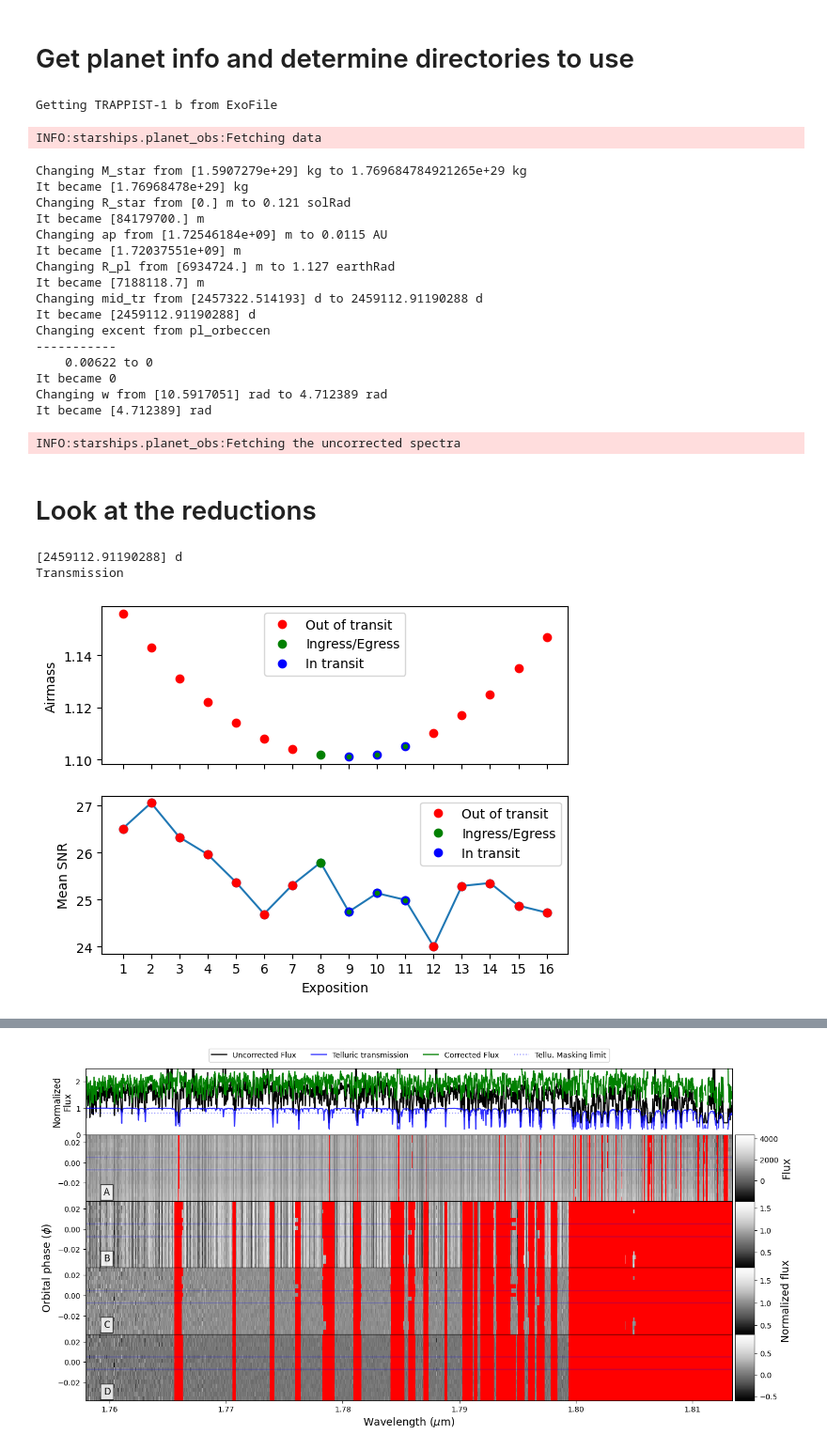
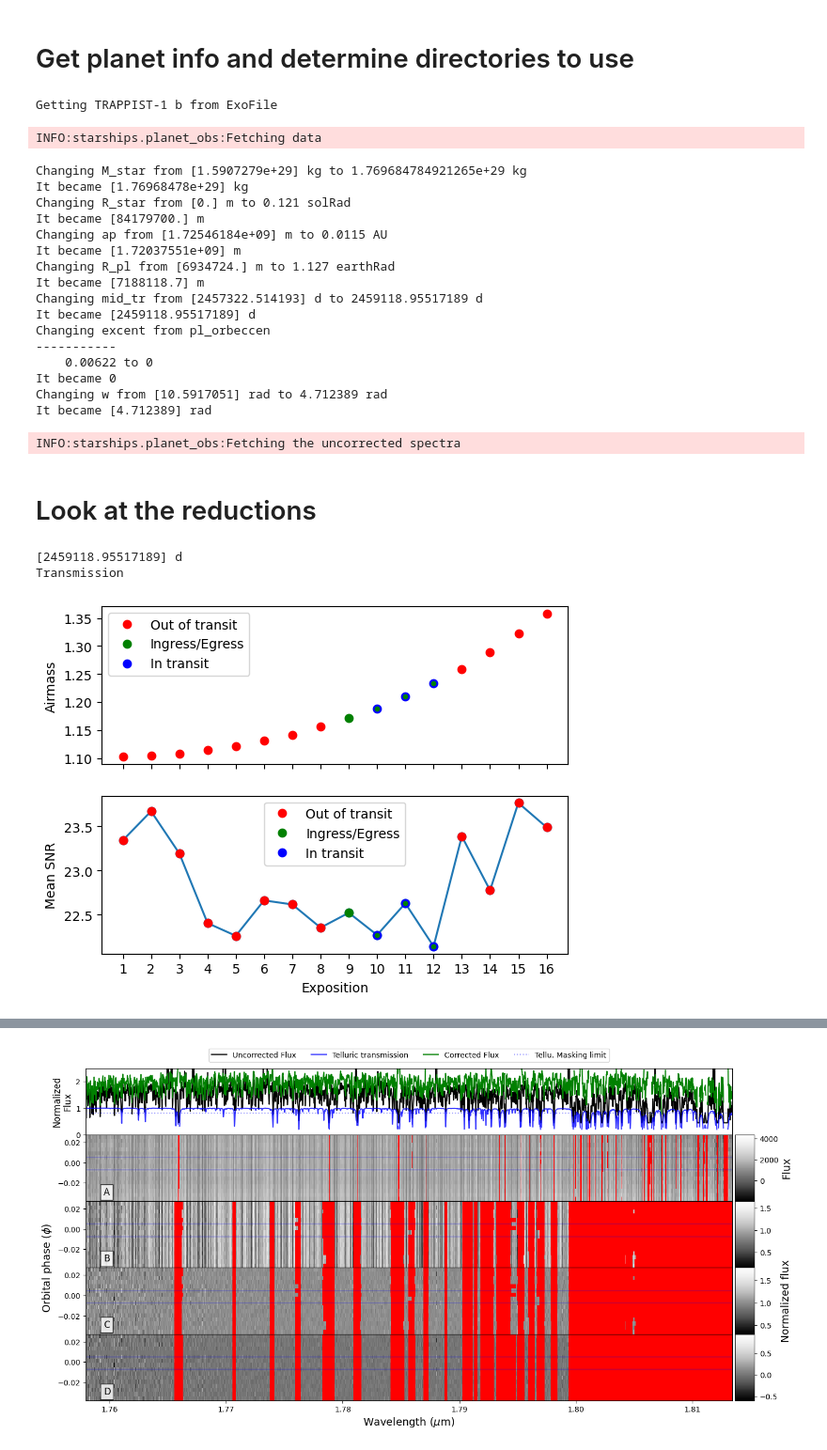
Before and after one commit to mathisbouffard/HRS_with_starships, a Jupyter notebook: HRS_analysis/SPIRou/Plot_reductions.ipynb, the cells around one changed output, grey strips where cells are left out. Shown at 94% size. Cells and saved outputs as stored; diff of their text form; code cells hidden in the pictures.

```diff
--- a/HRS_analysis/SPIRou/Plot_reductions.ipynb
+++ b/HRS_analysis/SPIRou/Plot_reductions.ipynb
@@ -79,7 +79,7 @@ e      = 0                  # eccentricity
 w      = 4.712389*u.rad     # argument of periapsis (equal to 270 degrees)
 
 # Mid-transit time (BJD) of this visit
-mid_tr = 2459112.91190288*u.d  # calculated from Agol et al. 2021
+mid_tr = 2459118.95517189*u.d  # calculated from Agol et al. 2021
 
 
 
@@ -109,8 +109,8 @@ Changing ap from [1.72546184e+09] m to 0.0115 AU
 It became [1.72037551e+09] m
 Changing R_pl from [6934724.] m to 1.127 earthRad
 It became [7188118.7] m
-Changing mid_tr from [2457322.514193] d to 2459112.91190288 d
-It became [2459112.91190288] d
+Changing mid_tr from [2457322.514193] d to 2459118.95517189 d
+It became [2459118.95517189] d
 Changing excent from pl_orbeccen
 -----------
     0.00622 to 0
@@ -122,27 +122,27 @@ INFO:starships.planet_obs:Fetching the uncorrected spectra
 # Look at the reductions
 # %%
 # Name of reduction sequence files
-seq_file_list = ["sequence_1-pc_mask_wings97_data_trs_2020-09-20.npz",
+seq_file_list = [#"sequence_1-pc_mask_wings97_data_trs_2020-09-26.npz",
                  # "sequence_2-pc_mask_wings97_data_trs_2020-09-08.npz",
-                 # "sequence_3-pc_mask_wings97_data_trs_2020-09-20.npz",
+                 "sequence_3-pc_mask_wings97_data_trs_2020-09-26.npz",
                  # "sequence_4-pc_mask_wings97_data_trs_2020-09-08.npz",
                  # "sequence_5-pc_mask_wings97_data_trs_2020-09-08.npz",
                  # "sequence_6-pc_mask_wings97_data_trs_2020-09-20.npz",
                  # "sequence_7-pc_mask_wings97_data_trs_2020-09-08.npz",
                 ]
 
 #----------------------------#
 
 # Plot airmass and mean SNR
 seq_obj_list = []
 
 for seq_file in seq_file_list:
     sequence_obj = pl_obs.load_single_sequences(seq_file, name=pl_name, planet=p, path=out_dir, load_all=True)
     seq_obj_list.append(sequence_obj)
 # %% [output]
-[2459112.91190288] d
+[2459118.95517189] d
 Transmission
-[figure, old version]
+[figure, new version]
 # %%
 # Plot airmass and mean SNR per order/exposure
 
```
Also changed, not shown: parts of 6 cells of this notebook, 2 other files.
